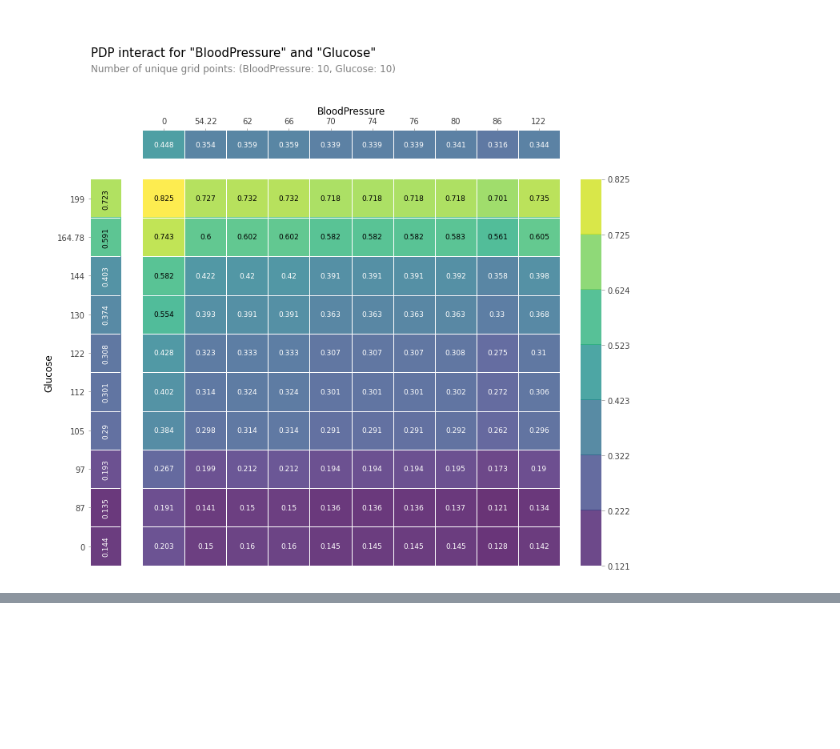
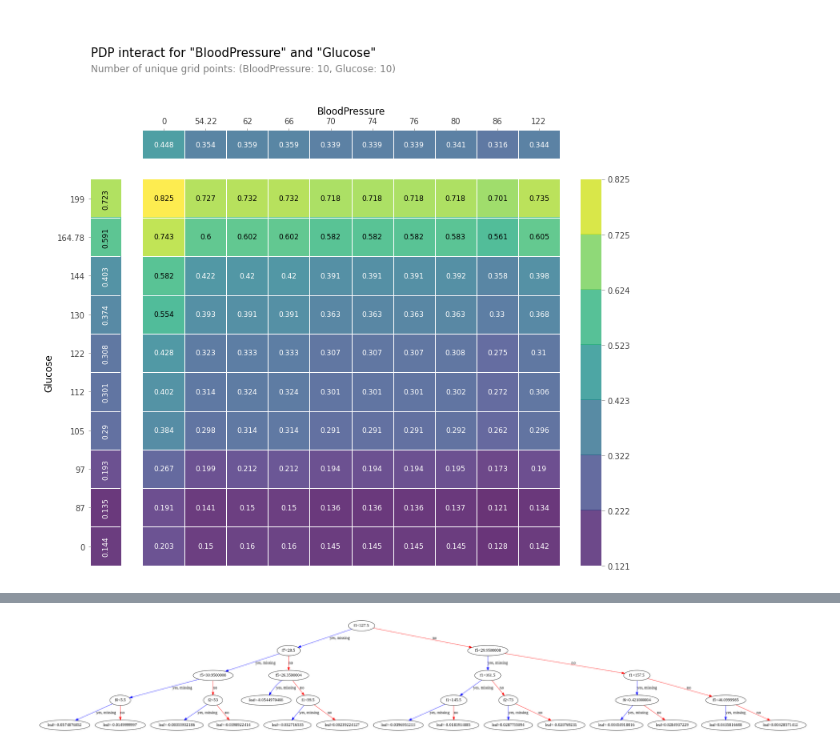
Before and after one commit to hhc703/XAI, a Jupyter notebook: Pima_Indian_Diabetes.ipynb, the cells around one changed output, grey strips where cells are left out. Cells and saved outputs as stored; diff of their text form; code cells hidden in the pictures; blank space fills up the shorter version.

```diff
--- a/Pima_Indian_Diabetes.ipynb
+++ b/Pima_Indian_Diabetes.ipynb
@@ -269,0 +327,21 @@ fig, axes = pdp_interact_plot(
+# %%
+#최적의 파라미터 모델
+model = XGBClassifier(
+    booster='gbtree',
+    objective='binary:logistic',
+    learning_rate=0.03,
+    n_estimators=150,
+    reg_alpha=0.15,
+    reg_lambda=0.7,
+    max_depth=4
+)
+# %%
+model.fit(x_train, y_train)
+
+rcParams['figure.figsize'] = 200,400
+
+#의사 결정 트리 시각화
+plot_tree(model)
+plt.show()
+# %% [output]
+[figure, added]
```
Also changed, not shown: parts of 4 cells of this notebook.
